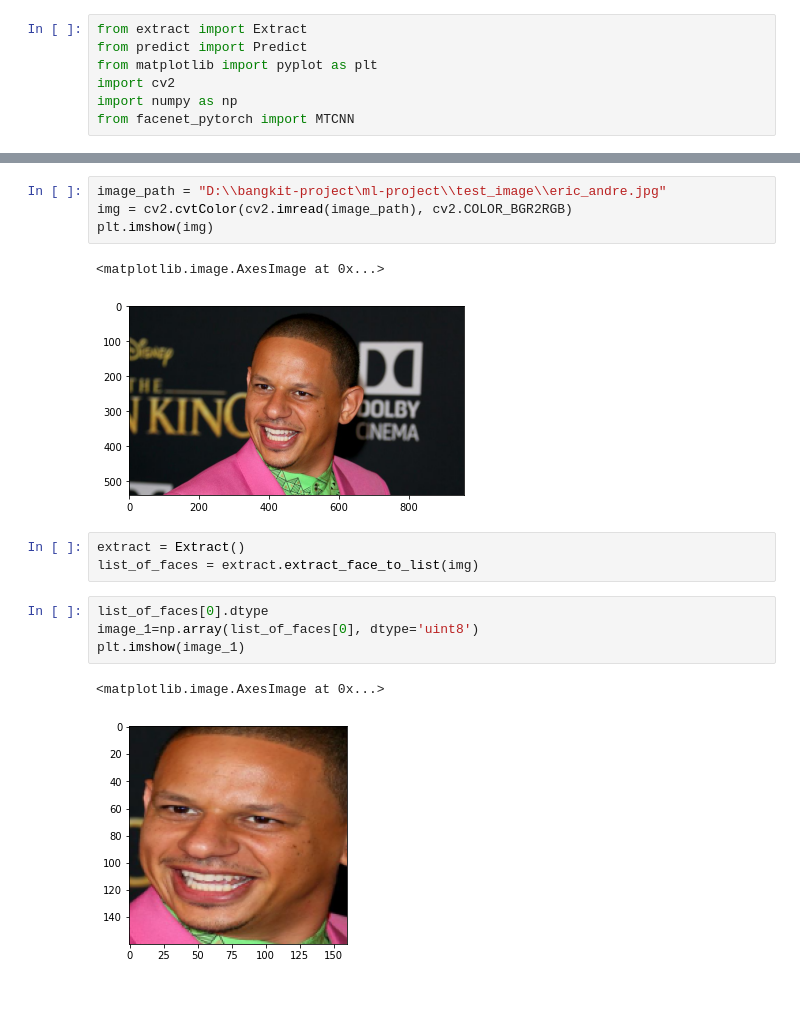
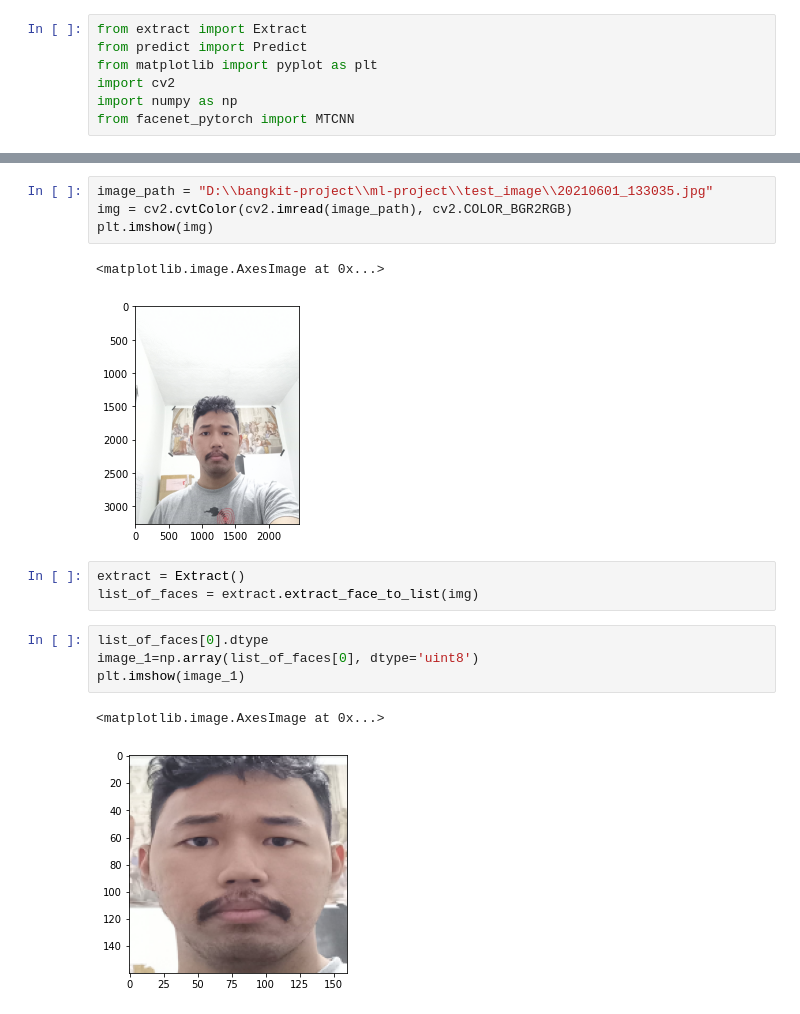
Before and after one commit to mozarik/bangkit-capstone-CAP0166, a Jupyter notebook: BIG-GIANT/big_main.ipynb, the cells around one changed output, grey strips where cells are left out. Cells and saved outputs as stored; diff of their text form.

```diff
--- a/BIG-GIANT/big_main.ipynb
+++ b/BIG-GIANT/big_main.ipynb
@@ -50,10 +22,10 @@ Doesnt recognize
 # %%
-image_path = "D:\\bangkit-project\ml-project\\test_image\\eric_andre.jpg"
+image_path = "D:\\bangkit-project\\ml-project\\test_image\\20210601_133035.jpg"
 img = cv2.cvtColor(cv2.imread(image_path), cv2.COLOR_BGR2RGB)
 plt.imshow(img)
 # %% [output]
 <matplotlib.image.AxesImage at 0x...>
-[figure, old version]
+[figure, new version]
 # %%
 extract = Extract()
 list_of_faces = extract.extract_face_to_list(img)
@@ -63,7 +35,7 @@ image_1=np.array(list_of_faces[0], dtype='uint8')
 plt.imshow(image_1)
 # %% [output]
 <matplotlib.image.AxesImage at 0x...>
-[figure, old version]
+[figure, new version]
 # %%
 import mtcnn
 detector = mtcnn.MTCNN()
```
Also changed, not shown: parts of 14 cells of this notebook, 42 other files.
